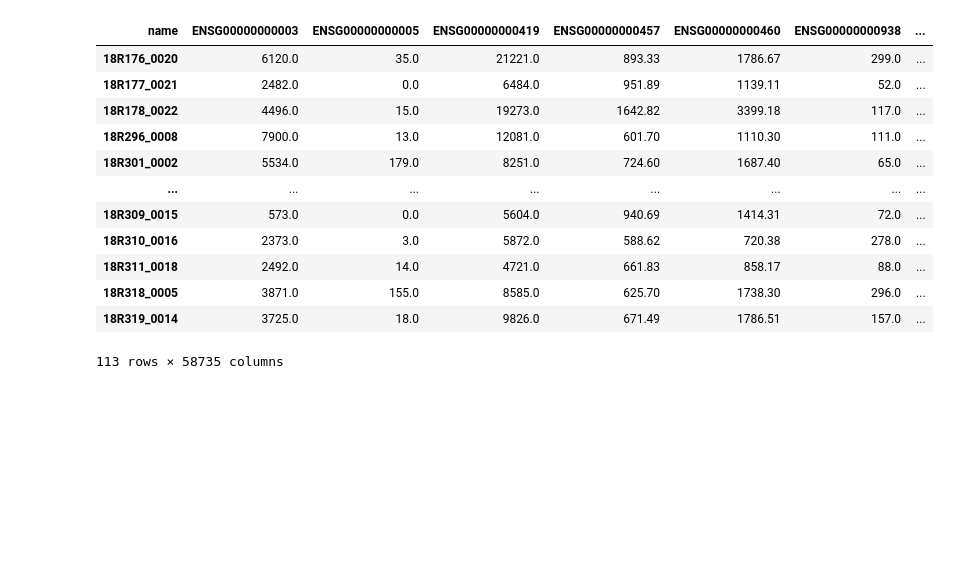
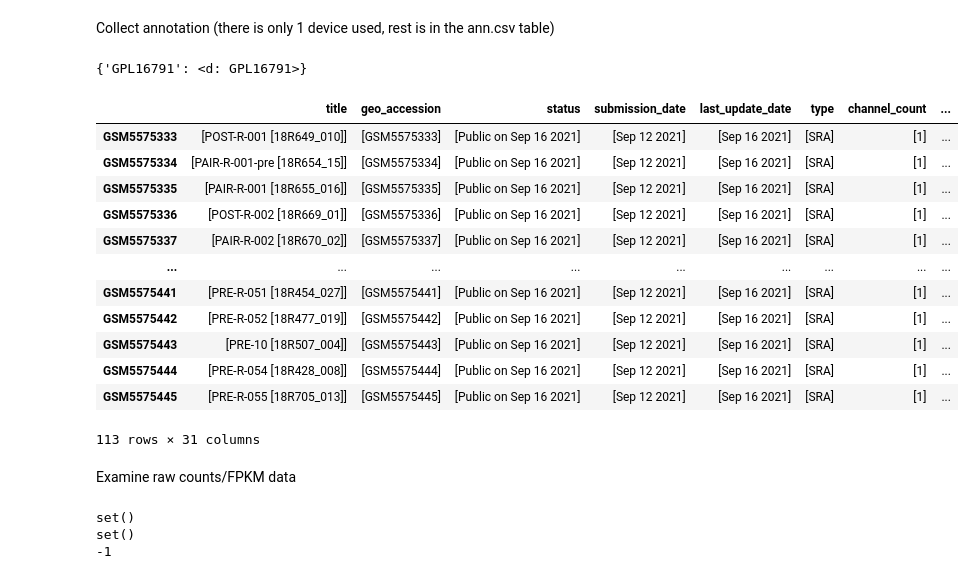
Before and after one commit to lkmaks/mcrc-cetuximab-analysis, a Jupyter notebook: notebooks/explore_data.ipynb, the cells around one changed output. Cells and saved outputs as stored; diff of their text form; code cells hidden in the pictures; blank space fills up the shorter version.

```diff
--- a/notebooks/explore_data.ipynb
+++ b/notebooks/explore_data.ipynb
@@ -27,32 +11,46 @@ fpkms_df
-# %%
-raw_counts_df = pd.read_csv("../raw/GSE183984_ASAN_RNASEQ_raw_counts_ensg.csv", index_col=0).T
-raw_counts_df
-# %% [output]
-| name | ENSG00000000003 | ENSG00000000005 | ENSG00000000419 | ENSG00000000457 | ENSG00000000460 | ENSG00000000938 | ... |
-| 18R176_0020 | 6120.0 | 35.0 | 21221.0 | 893.33 | 1786.67 | 299.0 | ... |
-| 18R177_0021 | 2482.0 | 0.0 | 6484.0 | 951.89 | 1139.11 | 52.0 | ... |
-| 18R178_0022 | 4496.0 | 15.0 | 19273.0 | 1642.82 | 3399.18 | 117.0 | ... |
-| 18R296_0008 | 7900.0 | 13.0 | 12081.0 | 601.70 | 1110.30 | 111.0 | ... |
-| 18R301_0002 | 5534.0 | 179.0 | 8251.0 | 724.60 | 1687.40 | 65.0 | ... |
-| ... | ... | ... | ... | ... | ... | ... | ... |
-| 18R309_0015 | 573.0 | 0.0 | 5604.0 | 940.69 | 1414.31 | 72.0 | ... |
-| 18R310_0016 | 2373.0 | 3.0 | 5872.0 | 588.62 | 720.38 | 278.0 | ... |
-| 18R311_0018 | 2492.0 | 14.0 | 4721.0 | 661.83 | 858.17 | 88.0 | ... |
-| 18R318_0005 | 3871.0 | 155.0 | 8585.0 | 625.70 | 1738.30 | 296.0 | ... |
-| 18R319_0014 | 3725.0 | 18.0 | 9826.0 | 671.49 | 1786.51 | 157.0 | ... |
-113 rows × 58735 columns
+# %% [markdown]
+Collect annotation (there is only 1 device used, rest is in the ann.csv table)
 # %%
 gse = Geo.get_GEO(filepath="../raw/GSE183984_family.soft", silent=True)
-# print(gse.metadata)  # metadata for the dataset
-# print(gse.gsms)      # dictionary of samples (GSM objects)
-# print(gse.gpls)      # dictionary of platforms
+print(gse.gpls)
 for key in gse.gsms:
     df = pd.DataFrame(columns=gse.gsms[key].metadata.keys())
     break
 
 for key in gse.gsms:
     df = pd.concat([df, pd.DataFrame([gse.gsms[key].metadata], index=[key])])
 
-df.index
+df.to_csv("../data/ann.csv", index=True)
 
-df.to_csv("../data/ann.csv", index=True)
+df
+# %% [output]
+{'GPL16791': <d: GPL16791>}
+|  | title | geo_accession | status | submission_date | last_update_date | type | channel_count | ... |
+| GSM5575333 | [POST-R-001 [18R649_010]] | [GSM5575333] | [Public on Sep 16 2021] | [Sep 12 2021] | [Sep 16 2021] | [SRA] | [1] | ... |
+| GSM5575334 | [PAIR-R-001-pre [18R654_15]] | [GSM5575334] | [Public on Sep 16 2021] | [Sep 12 2021] | [Sep 16 2021] | [SRA] | [1] | ... |
+| GSM5575335 | [PAIR-R-001 [18R655_016]] | [GSM5575335] | [Public on Sep 16 2021] | [Sep 12 2021] | [Sep 16 2021] | [SRA] | [1] | ... |
+| GSM5575336 | [POST-R-002 [18R669_01]] | [GSM5575336] | [Public on Sep 16 2021] | [Sep 12 2021] | [Sep 16 2021] | [SRA] | [1] | ... |
+| GSM5575337 | [PAIR-R-002 [18R670_02]] | [GSM5575337] | [Public on Sep 16 2021] | [Sep 12 2021] | [Sep 16 2021] | [SRA] | [1] | ... |
+| ... | ... | ... | ... | ... | ... | ... | ... | ... |
+| GSM5575441 | [PRE-R-051 [18R454_027]] | [GSM5575441] | [Public on Sep 16 2021] | [Sep 12 2021] | [Sep 16 2021] | [SRA] | [1] | ... |
+| GSM5575442 | [PRE-R-052 [18R477_019]] | [GSM5575442] | [Public on Sep 16 2021] | [Sep 12 2021] | [Sep 16 2021] | [SRA] | [1] | ... |
+| GSM5575443 | [PRE-10 [18R507_004]] | [GSM5575443] | [Public on Sep 16 2021] | [Sep 12 2021] | [Sep 16 2021] | [SRA] | [1] | ... |
+| GSM5575444 | [PRE-R-054 [18R428_008]] | [GSM5575444] | [Public on Sep 16 2021] | [Sep 12 2021] | [Sep 16 2021] | [SRA] | [1] | ... |
+| GSM5575445 | [PRE-R-055 [18R705_013]] | [GSM5575445] | [Public on Sep 16 2021] | [Sep 12 2021] | [Sep 16 2021] | [SRA] | [1] | ... |
+113 rows × 31 columns
+# %% [markdown]
+Examine raw counts/FPKM data
+# %%
+fpkms_df = pd.read_csv("../raw/GSE183984_ASAN_RNASEQ_FPKM_ensg.csv", index_col=0).T
+raw_counts_df = pd.read_csv("../raw/GSE183984_ASAN_RNASEQ_raw_counts_ensg.csv", index_col=0).T
+
+# Check that columns are the same in TPM and FPKM
+print(set(fpkms_df.columns) - set(raw_counts_df.columns))
+print(set(raw_counts_df.columns) - set(fpkms_df.columns))
+
+print(''.join(list(raw_counts_df.columns)).find('T')) # no transcript level distinction
+# but somehow many genes???
+# %% [output]
+set()
+set()
+-1
```
Also changed, not shown: parts of 16 cells of this notebook, 4 other files.
